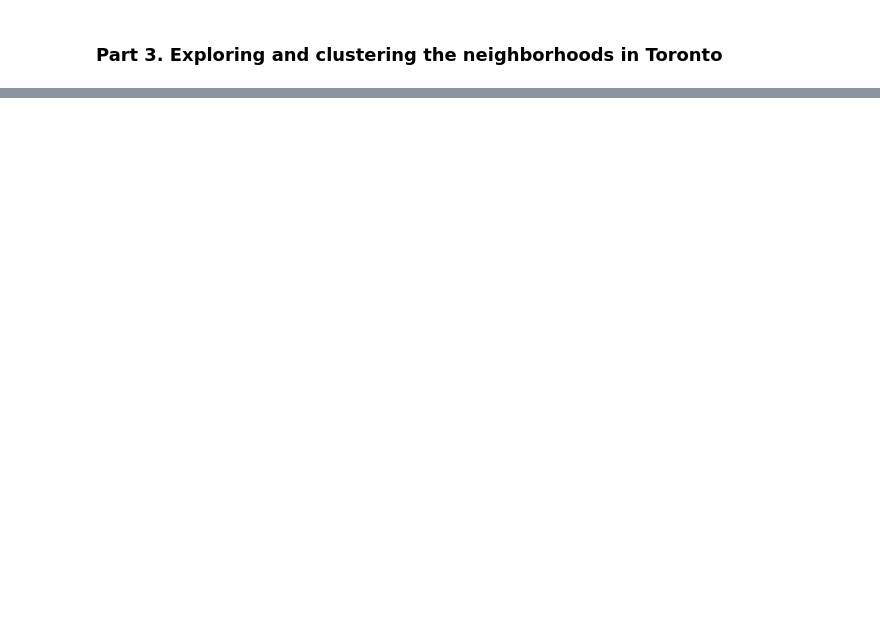
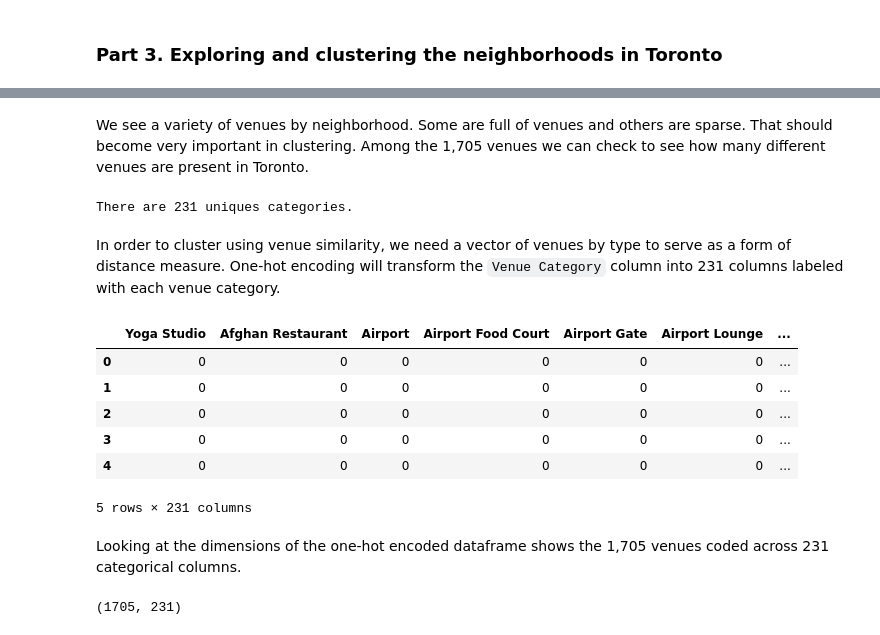
Before and after one commit to jgendron/Coursera_Capstone, a Jupyter notebook: clustering_Toronto.ipynb, the cells around one changed output, grey strips where cells are left out. Saved outputs shown, nothing was run; the diff lists cells and outputs as text; code cells hidden in the pictures; blank space fills up the shorter version.

```diff
--- a/clustering_Toronto.ipynb
+++ b/clustering_Toronto.ipynb
@@ -157,0 +282,8 @@ After processing, the 211 by 3 boroughs was reduced to (103, 3)
+# %%
+address = 'Rosedale, Toronto'
+
+geolocator = Nominatim(user_agent="my_explorer")
+location = geolocator.geocode(address)
+latitude = location.latitude
+longitude = location.longitude
+print('The geograpical coordinate of the heart of downtown Toronto, Canada are {}, {}.'.format(latitude, longitude))
@@ -157,0 +437,35 @@ After processing, the 211 by 3 boroughs was reduced to (103, 3)
+# %% [markdown]
+We see a variety of venues by neighborhood. Some are full of venues and others are sparse. That should become very important in clustering.
+Among the 1,705 venues we can check to see how many different venues are present in Toronto.
+# %%
+print('There are {} uniques categories.'.format(len(toronto_venues['Venue Category'].unique())))
+# %% [output]
+There are 231 uniques categories.
+# %% [markdown]
+In order to cluster using venue similarity, we need a vector of venues by type to serve as a form of distance measure. One-hot encoding will transform the `Venue Category` column into 231 columns labeled with each venue category.
+# %%
+# one hot encoding
+toronto_onehot = pd.get_dummies(toronto_venues[['Venue Category']], prefix="", prefix_sep="")
+
+# add neighborhood column back to dataframe
+toronto_onehot['Neighborhood'] = toronto_venues['Neighborhood']
+
+# move neighborhood column to the first column
+fixed_columns = [toronto_onehot.columns[-1]] + list(toronto_onehot.columns[:-1])
+toronto_onehot = toronto_onehot[fixed_columns]
+
+toronto_onehot.head()
+# %% [output]
+|  | Yoga Studio | Afghan Restaurant | Airport | Airport Food Court | Airport Gate | Airport Lounge | ... |
+| 0 | 0 | 0 | 0 | 0 | 0 | 0 | ... |
+| 1 | 0 | 0 | 0 | 0 | 0 | 0 | ... |
+| 2 | 0 | 0 | 0 | 0 | 0 | 0 | ... |
+| 3 | 0 | 0 | 0 | 0 | 0 | 0 | ... |
+| 4 | 0 | 0 | 0 | 0 | 0 | 0 | ... |
+5 rows × 231 columns
+# %% [markdown]
+Looking at the dimensions of the one-hot encoded dataframe shows the 1,705 venues coded across 231 categorical columns.
+# %%
+toronto_onehot.shape
+# %% [output]
+(1705, 231)
```
Also changed, not shown: parts of 52 cells of this notebook.
